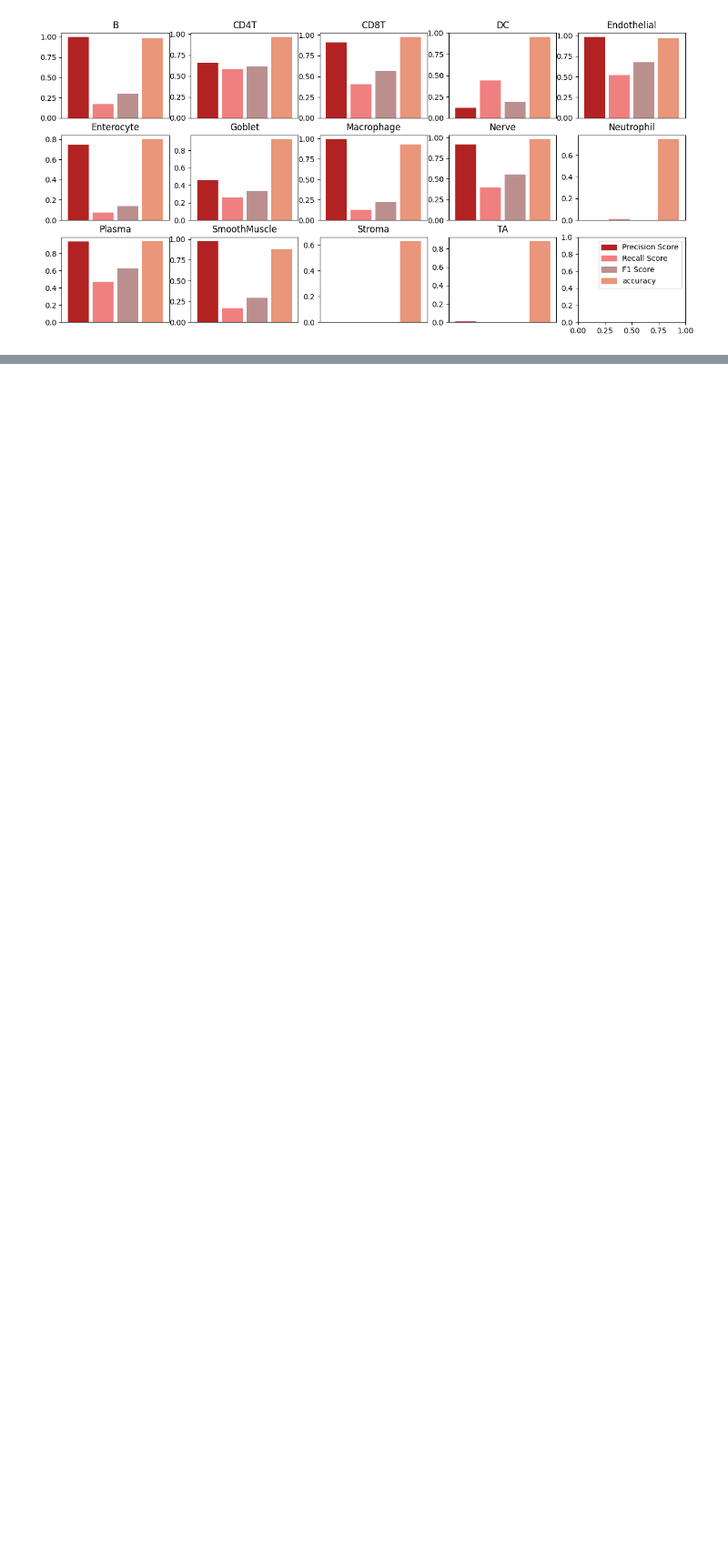
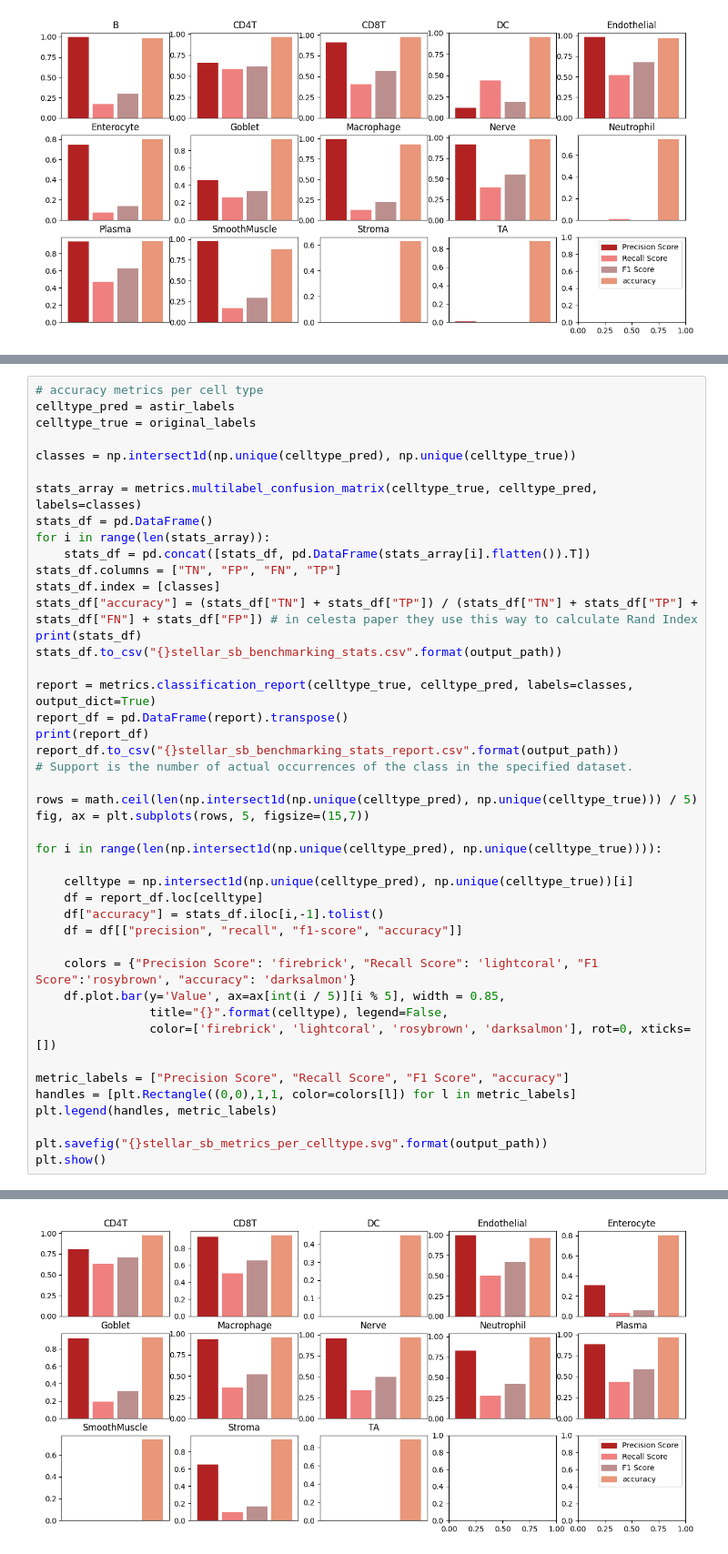
Before and after one commit to farkkilab/tribus, a Jupyter notebook: STELLAR_notebook_astir.ipynb, the cells around one changed output, grey strips where cells are left out. Shown at 91% size. Drawn from its saved outputs; the diff is of its cells as text; blank space fills up the shorter version.

```diff
--- a/STELLAR_notebook_astir.ipynb
+++ b/STELLAR_notebook_astir.ipynb
@@ -470,0 +597,45 @@ weighted avg   0.706836  0.219768  0.303443  106103.0
+# %%
+# accuracy metrics per cell type
+celltype_pred = astir_labels
+celltype_true = original_labels
+
+classes = np.intersect1d(np.unique(celltype_pred), np.unique(celltype_true))
+
+stats_array = metrics.multilabel_confusion_matrix(celltype_true, celltype_pred, labels=classes)
+stats_df = pd.DataFrame()
+for i in range(len(stats_array)):
+    stats_df = pd.concat([stats_df, pd.DataFrame(stats_array[i].flatten()).T])
+stats_df.columns = ["TN", "FP", "FN", "TP"]
+stats_df.index = [classes]
+stats_df["accuracy"] = (stats_df["TN"] + stats_df["TP"]) / (stats_df["TN"] + stats_df["TP"] + stats_df["FN"] + stats_df["FP"]) # in celesta paper they use this way to calculate Rand Index
+print(stats_df)
+stats_df.to_csv("{}stellar_sb_benchmarking_stats.csv".format(output_path))
+
+report = metrics.classification_report(celltype_true, celltype_pred, labels=classes, output_dict=True)
+report_df = pd.DataFrame(report).transpose()
+print(report_df)
+report_df.to_csv("{}stellar_sb_benchmarking_stats_report.csv".format(output_path))
+# Support is the number of actual occurrences of the class in the specified dataset.
+
+rows = math.ceil(len(np.intersect1d(np.unique(celltype_pred), np.unique(celltype_true))) / 5)
+fig, ax = plt.subplots(rows, 5, figsize=(15,7))
+
+for i in range(len(np.intersect1d(np.unique(celltype_pred), np.unique(celltype_true)))):
+
+    celltype = np.intersect1d(np.unique(celltype_pred), np.unique(celltype_true))[i]
+    df = report_df.loc[celltype]
+    df["accuracy"] = stats_df.iloc[i,-1].tolist()
+    df = df[["precision", "recall", "f1-score", "accuracy"]]
+
+    colors = {"Precision Score": 'firebrick', "Recall Score": 'lightcoral', "F1 Score":'rosybrown', "accuracy": 'darksalmon'}
+    df.plot.bar(y='Value', ax=ax[int(i / 5)][i % 5], width = 0.85,
+                title="{}".format(celltype), legend=False,
+                color=['firebrick', 'lightcoral', 'rosybrown', 'darksalmon'], rot=0, xticks=[])
+
+metric_labels = ["Precision Score", "Recall Score", "F1 Score", "accuracy"]
+handles = [plt.Rectangle((0,0),1,1, color=colors[l]) for l in metric_labels]
+plt.legend(handles, metric_labels)
+
+plt.savefig("{}stellar_sb_metrics_per_celltype.svg".format(output_path))
+plt.show()
+# %% [output]
@@ -470,0 +659 @@ weighted avg   0.706836  0.219768  0.303443  106103.0
+[figure, added]
```
Also changed, not shown: parts of 10 cells of this notebook, 3 other files.
